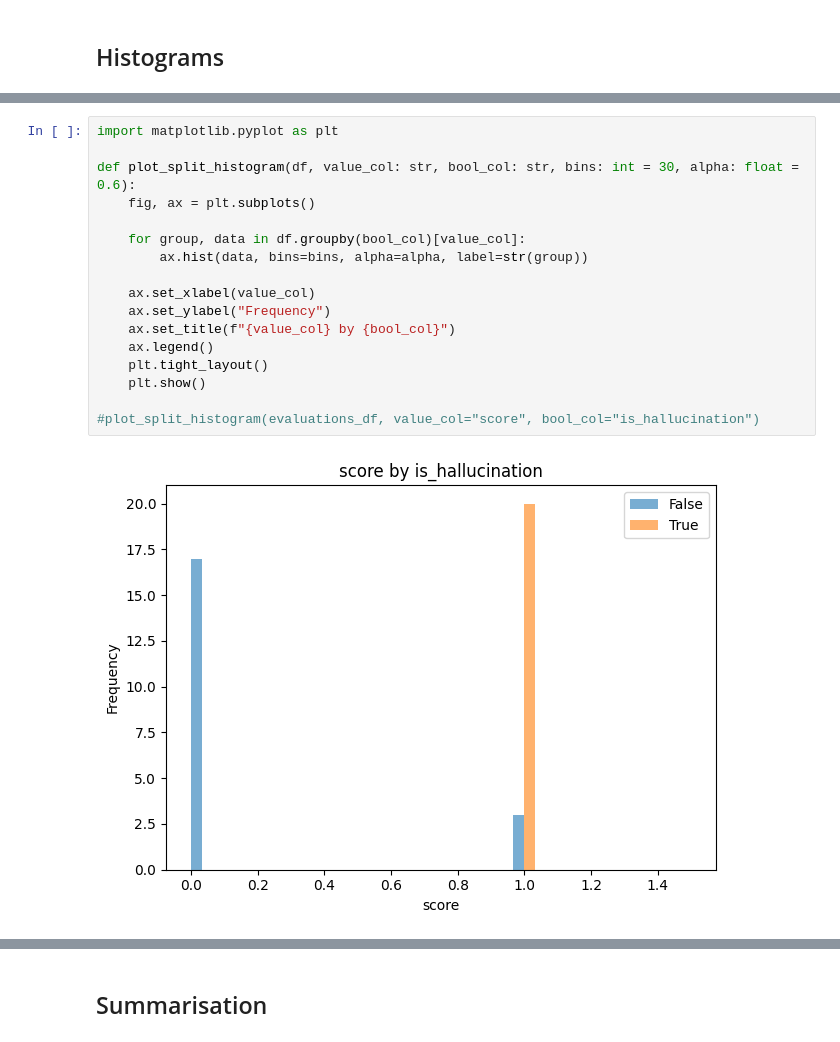
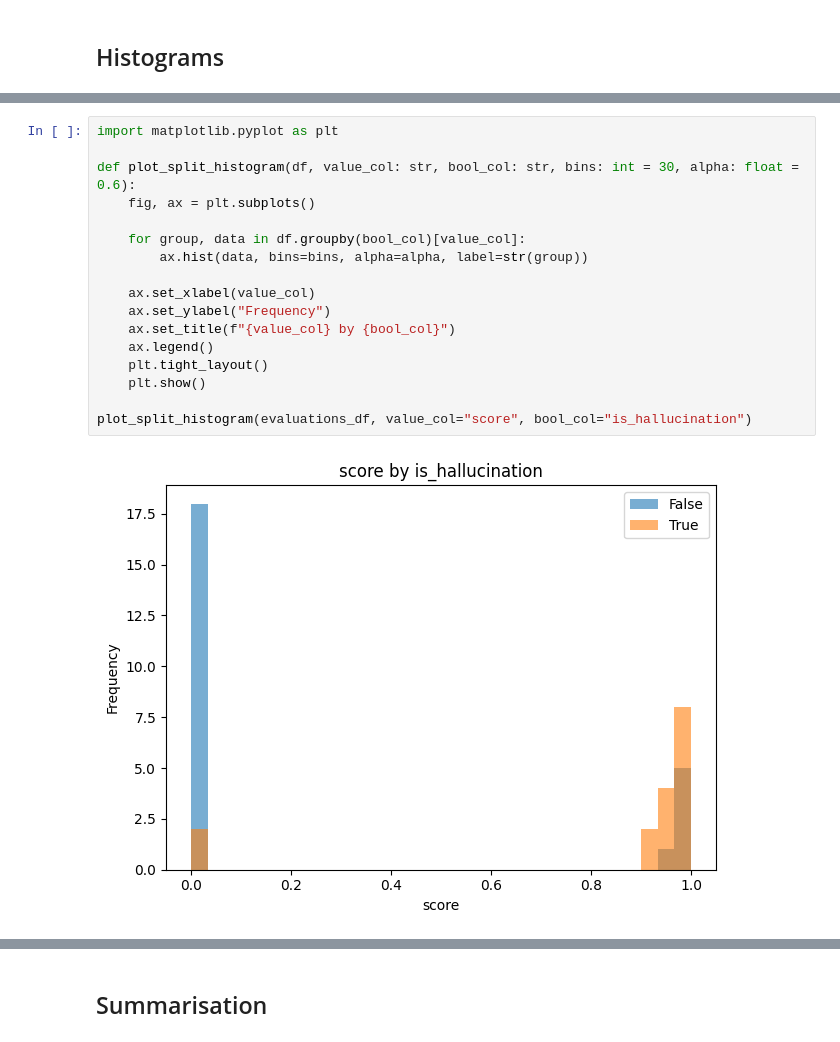
Before and after one commit to DEFRA/ai-spike-llm-hallucination, a Jupyter notebook: hallucination.ipynb, the cells around one changed output, grey strips where cells are left out. Cells and saved outputs as stored; diff of their text form.

```diff
--- a/hallucination.ipynb
+++ b/hallucination.ipynb
@@ -330,19 +334,19 @@ evaluations_df.head(10)
 # %%
 import matplotlib.pyplot as plt
 
 def plot_split_histogram(df, value_col: str, bool_col: str, bins: int = 30, alpha: float = 0.6):
     fig, ax = plt.subplots()
 
     for group, data in df.groupby(bool_col)[value_col]:
         ax.hist(data, bins=bins, alpha=alpha, label=str(group))
 
     ax.set_xlabel(value_col)
     ax.set_ylabel("Frequency")
     ax.set_title(f"{value_col} by {bool_col}")
     ax.legend()
     plt.tight_layout()
     plt.show()
 
-#plot_split_histogram(evaluations_df, value_col="score", bool_col="is_hallucination")
+plot_split_histogram(evaluations_df, value_col="score", bool_col="is_hallucination")
 # %% [output]
-[figure, old version]
+[figure, new version]
```
Also changed, not shown: parts of 11 cells of this notebook, 5 other files.
